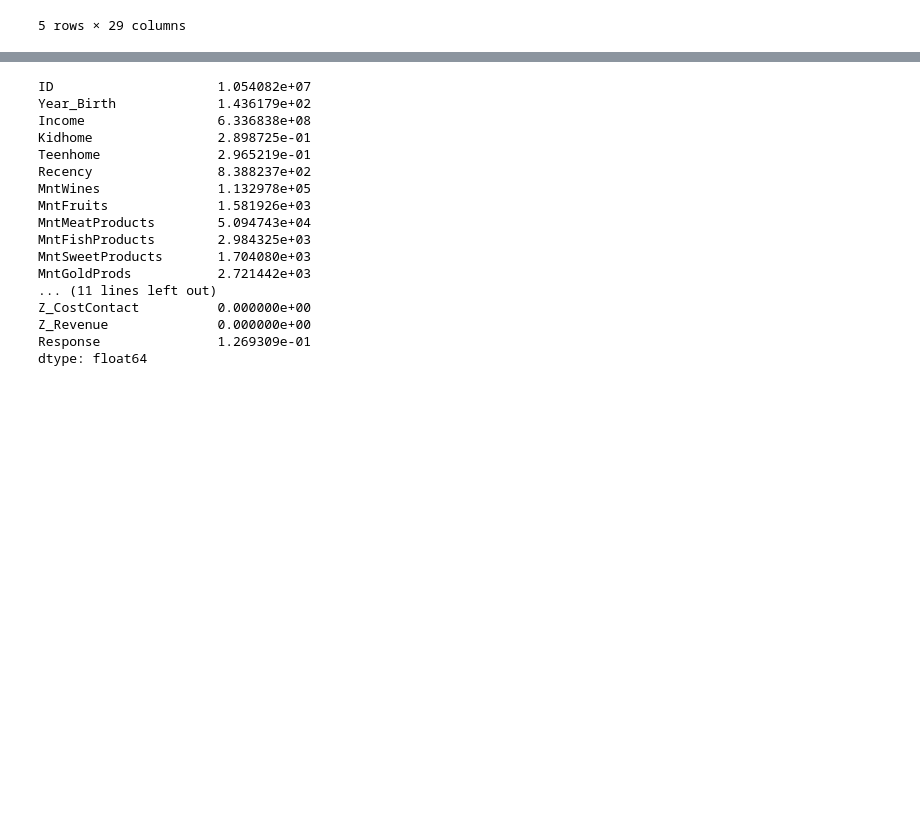
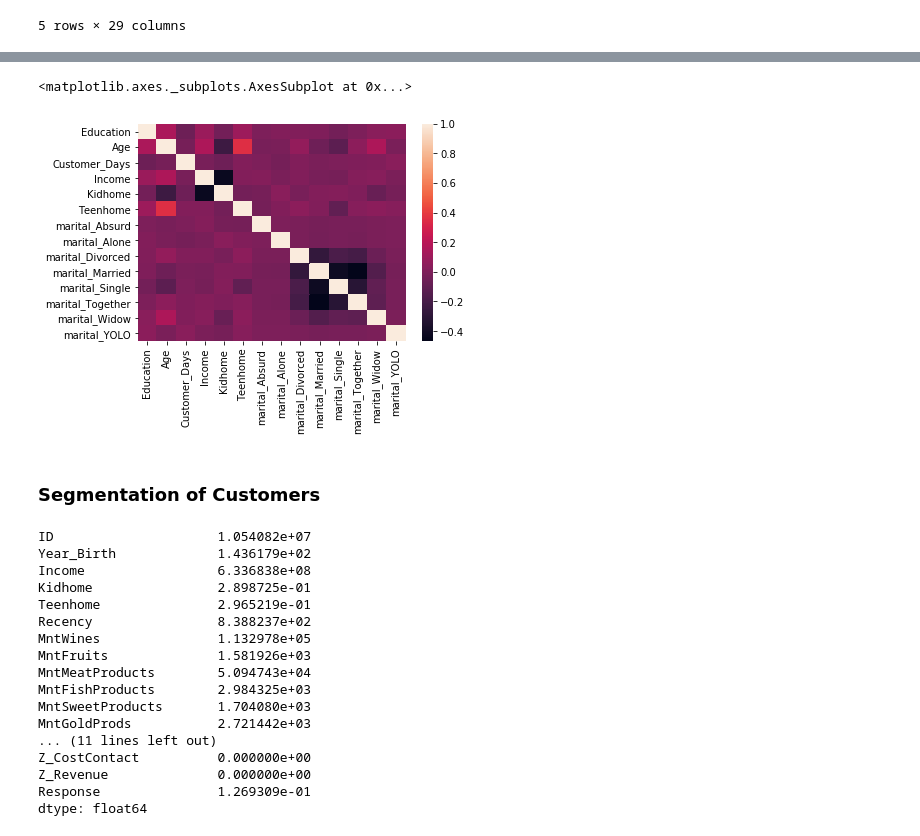
Before and after one commit to nailson/ifood-data-business-analyst-test, a Jupyter notebook: exploratory_analysis.ipynb, the cells around one changed output, grey strips where cells are left out. Drawn from its saved outputs; the diff is of its cells as text; code cells hidden in the pictures; blank space fills up the shorter version.

```diff
--- a/exploratory_analysis.ipynb
+++ b/exploratory_analysis.ipynb
@@ -125,3 +161,15 @@ Some transformations:
+# %%
+corr = customer_ifood_df.corr(method='pearson')
+
+# plot the heatmap
+sns.heatmap(corr,
+        xticklabels=corr.columns,
+        yticklabels=corr.columns)
+# %% [output]
+<matplotlib.axes._subplots.AxesSubplot at 0x...>
+[figure, added]
+# %% [markdown]
+### Segmentation of Customers
 # %%
 (df.var())
 # %% [output]
```
Also changed, not shown: parts of 13 cells of this notebook.
